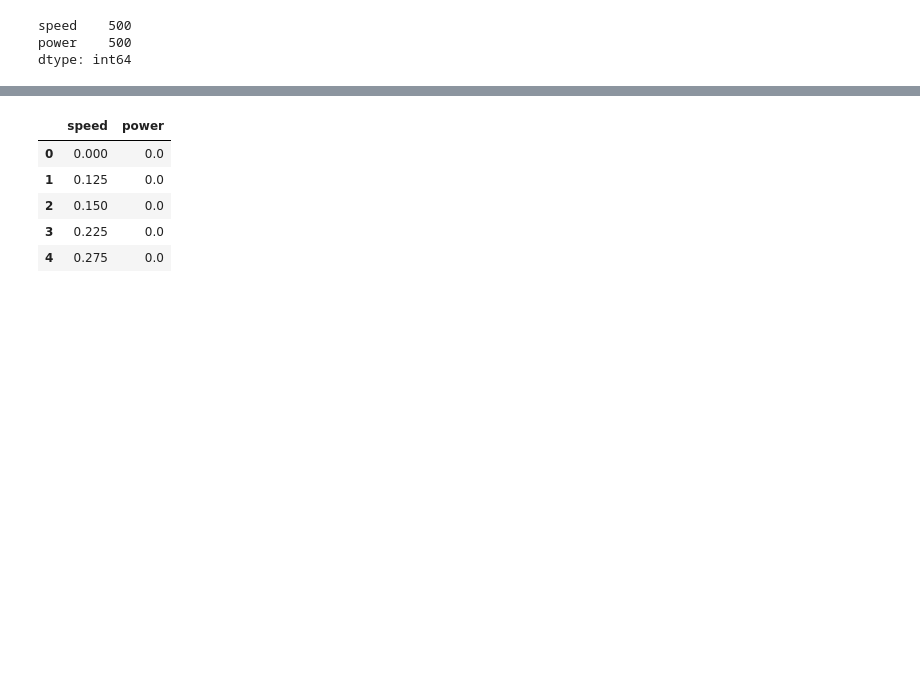
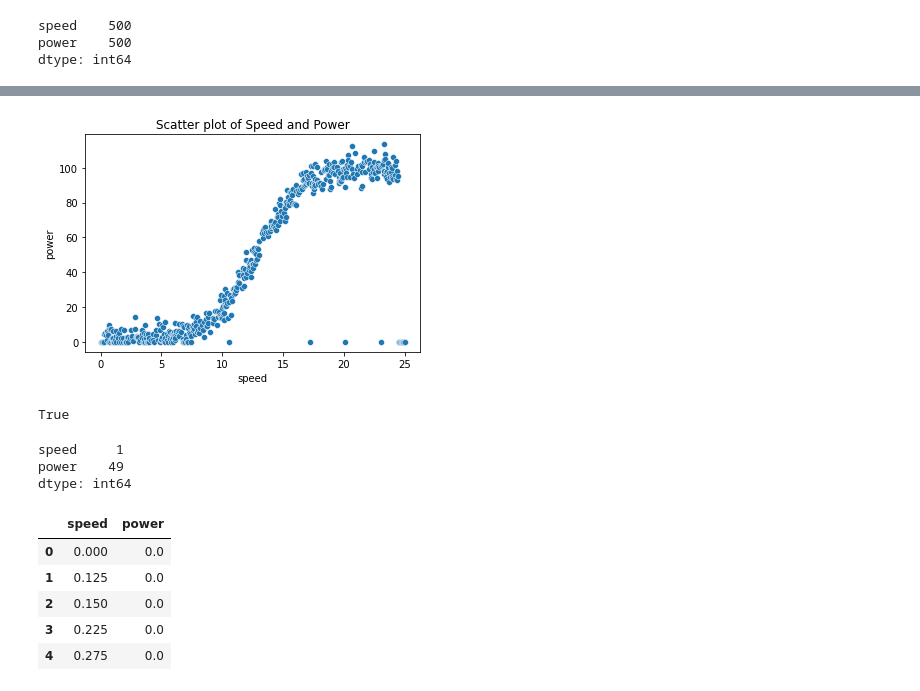
Before and after one commit to angela1C/MLASProject, a Jupyter notebook: speed_power.ipynb, the cells around one changed output, grey strips where cells are left out. Drawn from its saved outputs; the diff is of its cells as text; code cells hidden in the pictures; blank space fills up the shorter version.

Commit message:
looking into the distribution of values and the relationship between the variables in this dataset

```diff
--- a/speed_power.ipynb
+++ b/speed_power.ipynb
@@ -100,3 +157,24 @@ dtype: int64
+# %%
+# create the plot
+sns.scatterplot(x=df['speed'],y=df['power'])
+# add title
+plt.title("Scatter plot of Speed and Power");
+# %% [output]
+[figure, added]
+# %%
+# https://stackoverflow.com/questions/50767452/check-if-dataframe-has-a-zero-element
+0 in df.values
+df.isin([0]).any().any()
+# %% [output]
+True
+# %%
+#https://stackoverflow.com/questions/29229600/counting-number-of-zeros-per-row-by-pandas-dataframe
+
+df.isin([0]).sum()
+# %% [output]
+speed     1
+power    49
+dtype: int64
 # %%
 df.sort_values(by='speed').head()
 # %% [output]
```
Also changed, not shown: parts of 19 cells of this notebook, 1 other file.
